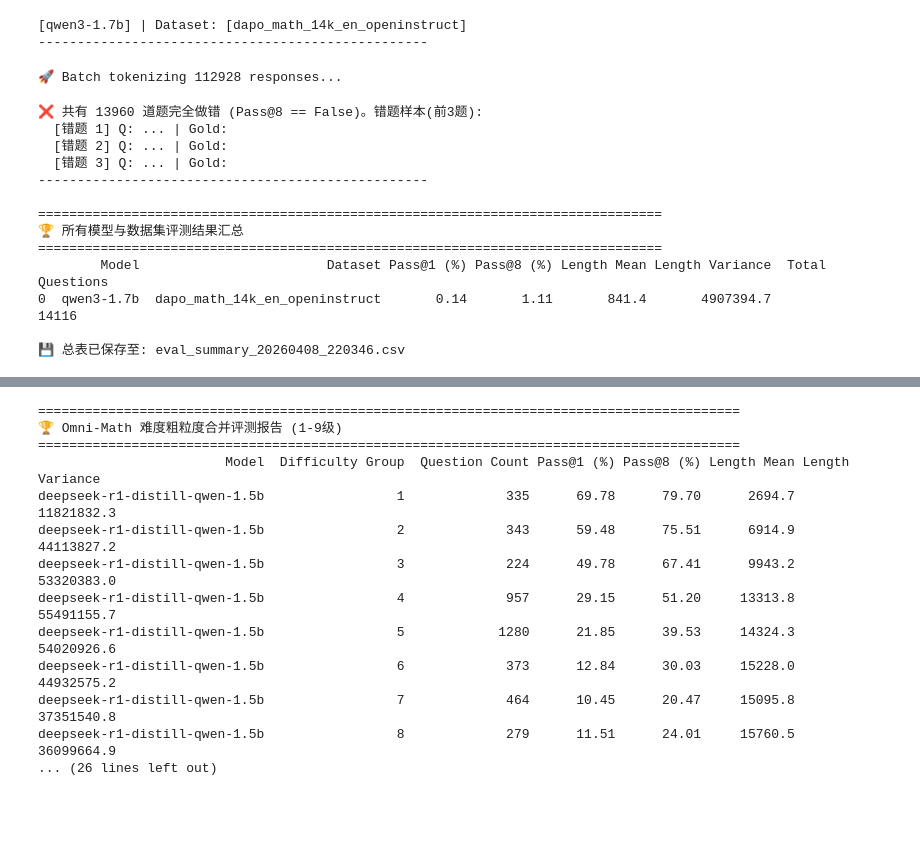
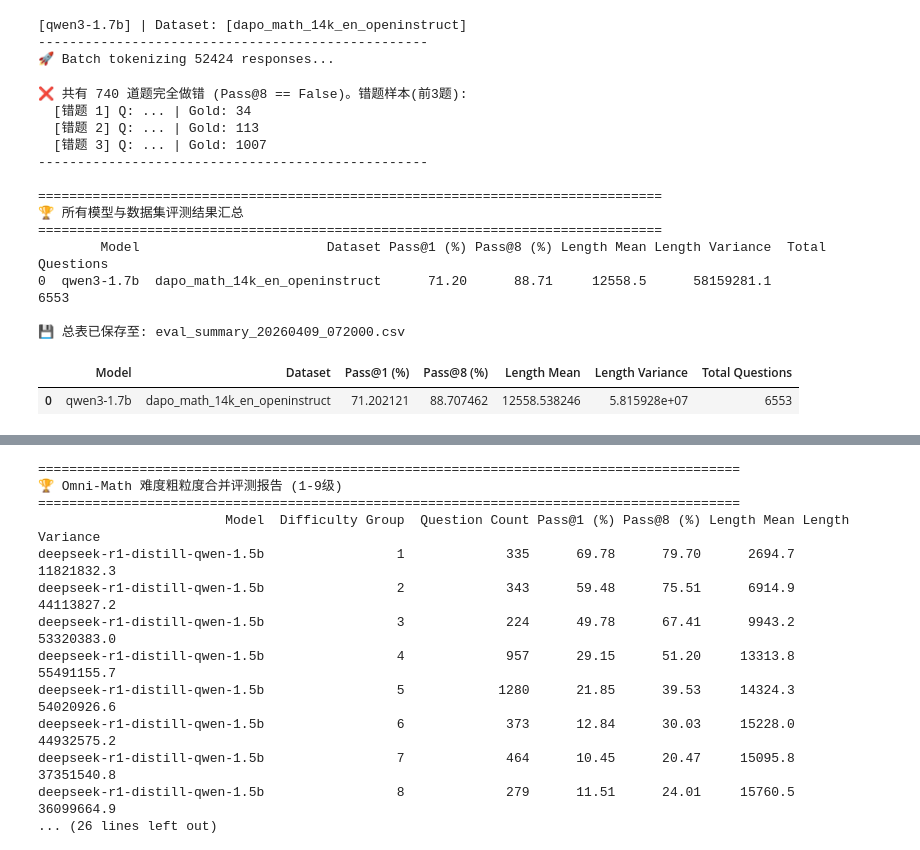
Before and after one commit to MaxLEAF3824/lsrl, a Jupyter notebook: lsrl_v2.ipynb, the cells around one changed output, grey strips where cells are left out. Cells and saved outputs as stored; diff of their text form; code cells hidden in the pictures; blank space fills up the shorter version.

```diff
--- a/lsrl_v2.ipynb
+++ b/lsrl_v2.ipynb
@@ -405,7 +405,8 @@ file_paths = [
     # "/workspace/yiqiuguo/lsrl/gen_results/qwen3-1.7b_math-500_rollout8_run20260405_095839_1499.jsonl",
     # "/workspace/yiqiuguo/lsrl/gen_results/qwen3-1.7b_olympiadbench_rollout8_run20260405_173421_06e4.jsonl",
     # "/workspace/yiqiuguo/lsrl/gen_results/qwen3-1.7b_omni-math_rollout8_run20260405_101117_1952.jsonl",
-    "/workspace/yiqiuguo/lsrl/gen_results/qwen3-1.7b_dapo_math_14k_en_openinstruct_rollout8_run20260408_104747_5bd2.jsonl",
+    # "/workspace/yiqiuguo/lsrl/gen_results/qwen3-1.7b_dapo_math_14k_en_openinstruct_rollout8_run20260408_104747_5bd2.jsonl",
+    "/workspace/yiqiuguo/lsrl/gen_results/qwen3-1.7b_dapo_math_14k_en_openinstruct_rollout8_run20260409_n098_node0256.jsonl",
 ]
 
 model_hf_mapping = {
@@ -460,7 +461,7 @@ for file_path in file_paths:
     # 3. 再过一遍循环，将长度分配回去，并计算正确率
     flat_idx = 0
     for item in tqdm(results, desc="Evaluating Correctness"):
-        gold_answer = item.get('answer', '')
+        gold_answer = item.get('answer', item.get('ground_truth'))
         preds = item.get('responses', [])
         num_preds = len(preds)
 
@@ -510,44 +511,47 @@ for file_path in file_paths:
         "Total Questions": total_questions
     })
 
 summary_df = pd.DataFrame(summary_results)
 
 print("\n" + "="*80)
 print("🏆 所有模型与数据集评测结果汇总")
 print("="*80)
 
 print(summary_df.to_string(formatters={
     'Pass@1 (%)': '{:.2f}'.format,
     'Pass@8 (%)': '{:.2f}'.format,
     'Length Mean': '{:.1f}'.format,
     'Length Variance': '{:.1f}'.format
 }))
 
 
 # --- 持久化保存代码 ---
 
 # 1. 生成当前时间戳，用于文件命名
 timestamp = datetime.datetime.now().strftime("%Y%m%d_%H%M%S")
 
 # 2. 保存总表 (Summary DataFrame)
 summary_filename = f"eval_summary_{timestamp}.csv"
 # 注意：使用 'utf-8-sig' 编码可以防止用 Excel 打开 CSV 时中文乱码
 summary_df.to_csv(summary_filename, index=False, encoding='utf-8-sig')
 print(f"\n💾 总表已保存至: {summary_filename}")
+display(summary_df)
 # %% [output]
 [qwen3-1.7b] | Dataset: [dapo_math_14k_en_openinstruct]
 --------------------------------------------------
+🚀 Batch tokenizing 52424 responses...
-🚀 Batch tokenizing 112928 responses...
+❌ 共有 740 道题完全做错 (Pass@8 == False)。错题样本(前3题):
+  [错题 1] Q: ... | Gold: 34
+  [错题 2] Q: ... | Gold: 113
+  [错题 3] Q: ... | Gold: 1007
+--------------------------------------------------
+
+================================================================================
+🏆 所有模型与数据集评测结果汇总
+================================================================================
+        Model                        Dataset Pass@1 (%) Pass@8 (%) Length Mean Length Variance  Total Questions
+0  qwen3-1.7b  dapo_math_14k_en_openinstruct      71.20      88.71     12558.5      58159281.1             6553
+
+💾 总表已保存至: eval_summary_20260409_072000.csv
-❌ 共有 13960 道题完全做错 (Pass@8 == False)。错题样本(前3题):
-  [错题 1] Q: ... | Gold:
-  [错题 2] Q: ... | Gold:
-  [错题 3] Q: ... | Gold:
---------------------------------------------------
-
-================================================================================
-🏆 所有模型与数据集评测结果汇总
-================================================================================
-        Model                        Dataset Pass@1 (%) Pass@8 (%) Length Mean Length Variance  Total Questions
-0  qwen3-1.7b  dapo_math_14k_en_openinstruct       0.14       1.11       841.4       4907394.7            14116
-
-💾 总表已保存至: eval_summary_20260408_220346.csv
+|  | Model | Dataset | Pass@1 (%) | Pass@8 (%) | Length Mean | Length Variance | Total Questions |
+| 0 | qwen3-1.7b | dapo_math_14k_en_openinstruct | 71.202121 | 88.707462 | 12558.538246 | 5.815928e+07 | 6553 |
```
Also changed, not shown: parts of 13 cells of this notebook, 18 other files.
